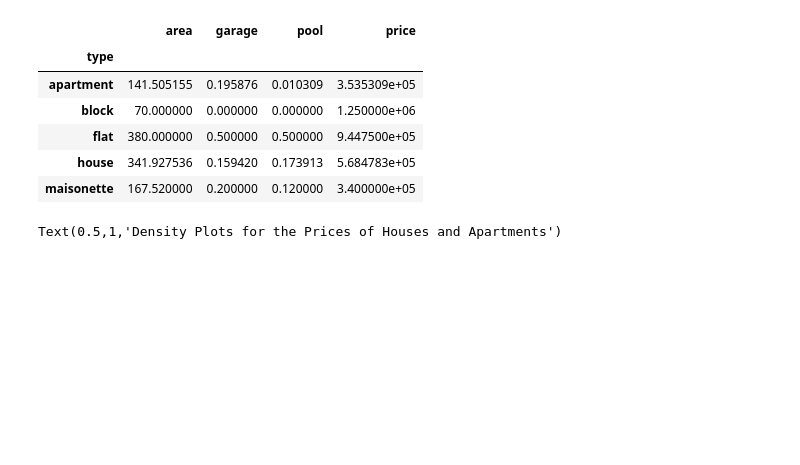
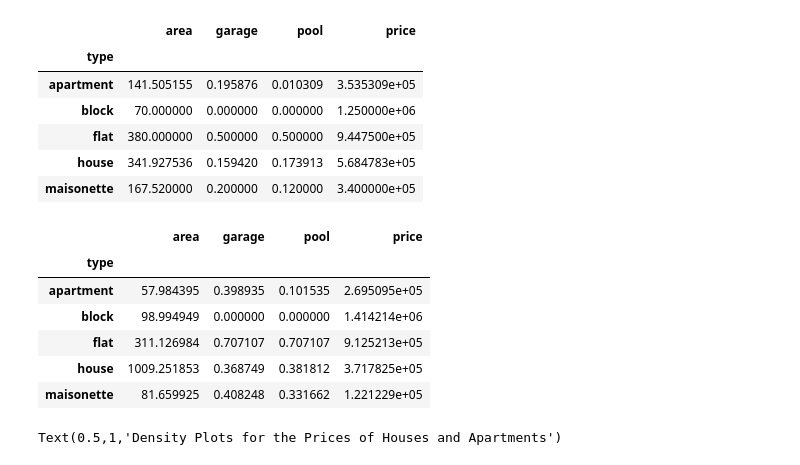
Before and after one commit to mfer0010/Data-Science-Assignment, a Jupyter notebook: 201819_CPS3235_FERRIGGI_MARC_286397M_assignment_code/task3/02 - Data Exploration.ipynb, the cells around one changed output. Drawn from its saved outputs; the diff is of its cells as text; code cells hidden in the pictures; blank space fills up the shorter version.

```diff
--- a/201819_CPS3235_FERRIGGI_MARC_286397M_assignment_code/task3/02 - Data Exploration.ipynb
+++ b/201819_CPS3235_FERRIGGI_MARC_286397M_assignment_code/task3/02 - Data Exploration.ipynb
@@ -125,6 +125,17 @@ types.head()
 | flat | 380.000000 | 0.500000 | 0.500000 | 9.447500e+05 |
 | house | 341.927536 | 0.159420 | 0.173913 | 5.684783e+05 |
 | maisonette | 167.520000 | 0.200000 | 0.120000 | 3.400000e+05 |
+# %%
+types = data.dropna().groupby(['type']).std()
+types.head()
+# %% [output]
+|  | area | garage | pool | price |
+| type |  |  |  |  |
+| apartment | 57.984395 | 0.398935 | 0.101535 | 2.695095e+05 |
+| block | 98.994949 | 0.000000 | 0.000000 | 1.414214e+06 |
+| flat | 311.126984 | 0.707107 | 0.707107 | 9.125213e+05 |
+| house | 1009.251853 | 0.368749 | 0.381812 | 3.717825e+05 |
+| maisonette | 81.659925 | 0.408248 | 0.331662 | 1.221229e+05 |
 # %%
 types = data.dropna().groupby(['type'])
 # %%
```
